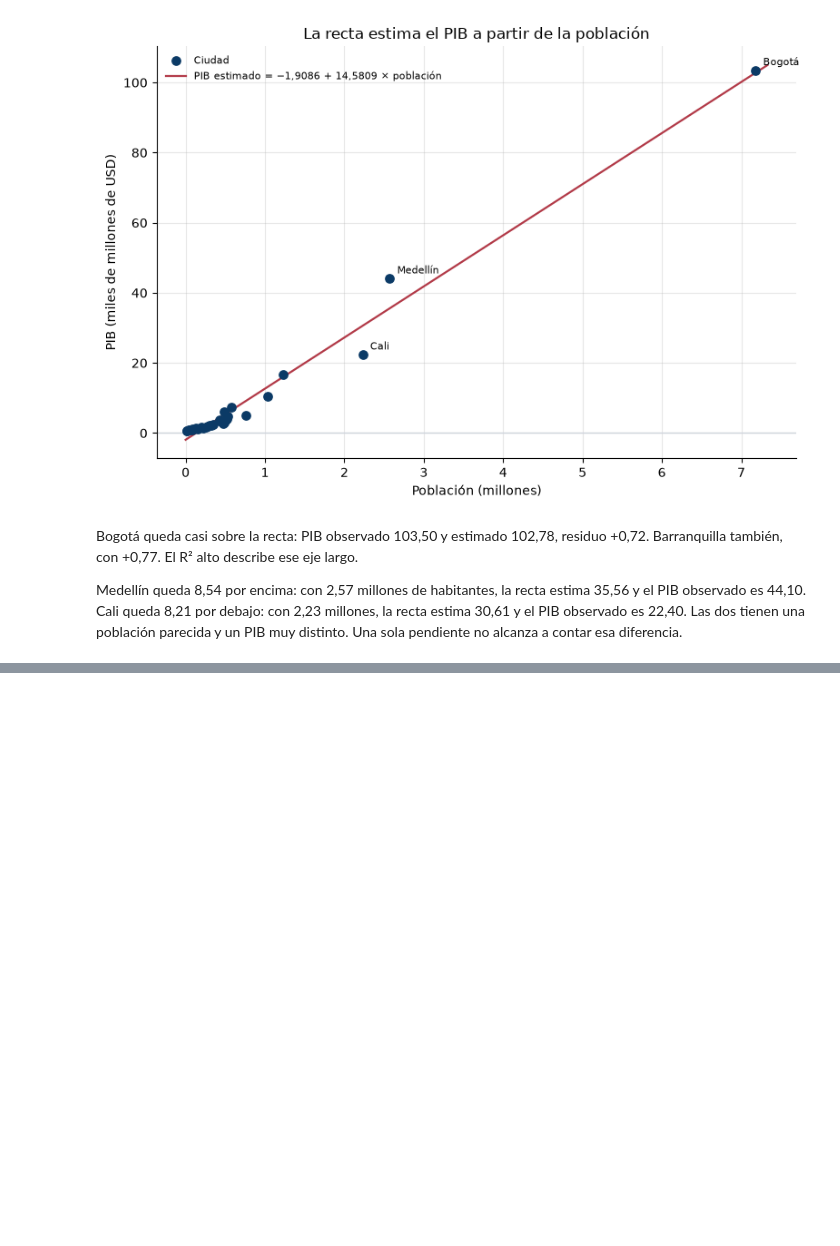
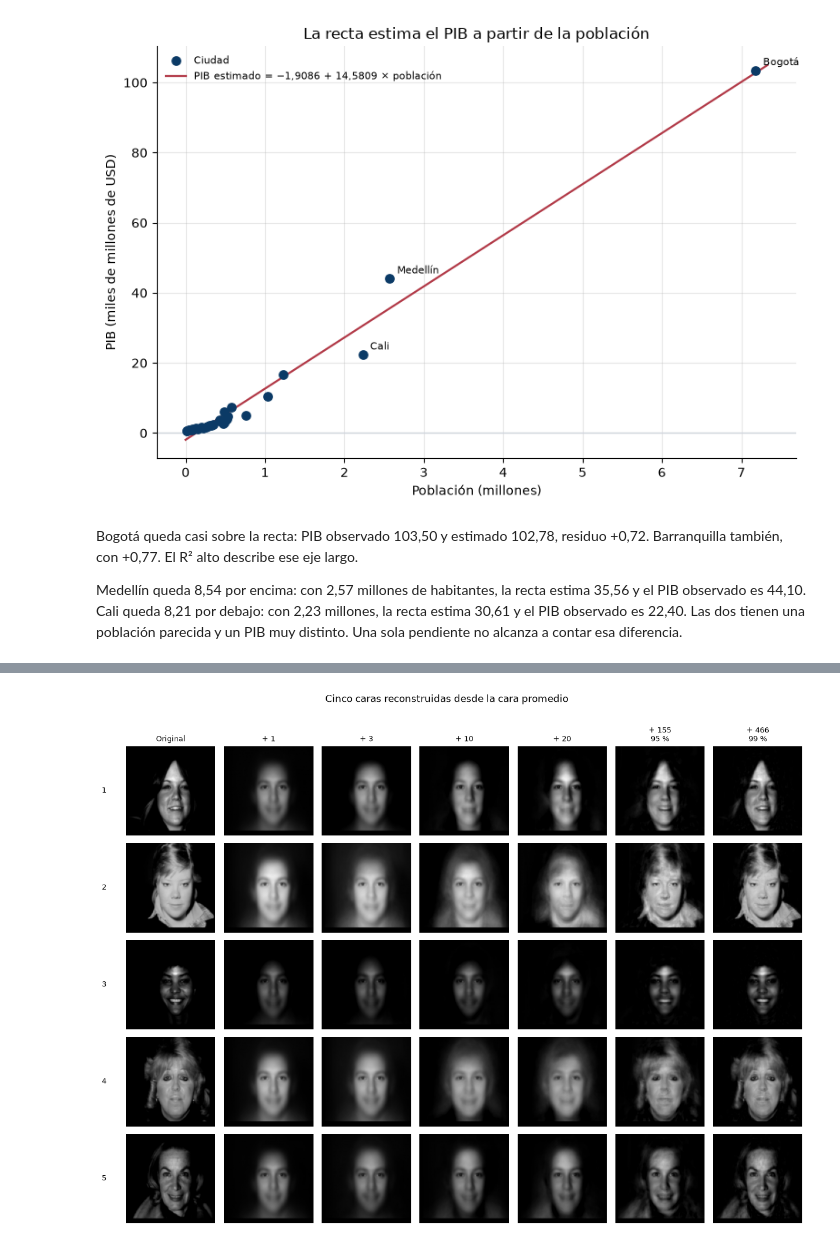
Before and after one commit to malejaDev/MachineLearning1, a Jupyter notebook: tarea1/src/notebook/tarea1.ipynb, the cells around one changed output, grey strips where cells are left out. Drawn from its saved outputs; the diff is of its cells as text; code cells hidden in the pictures; blank space fills up the shorter version.

Commit message:
feat: añadir archivo de datos de caras y nuevas secciones al README; actualizar el notebook de tarea1 para incluir análisis de PCA y cara promedio

```diff
--- a/tarea1/src/notebook/tarea1.ipynb
+++ b/tarea1/src/notebook/tarea1.ipynb
@@ -1294,0 +1340,15 @@ Medellín queda 8,54 por encima: con 2,57 millones de habitantes, la recta estim
+# %%
+caras_centradas = caras - media_cara
+_, valores_singulares, componentes = np.linalg.svd(caras_centradas, full_matrices=False)
+varianza_caras = (valores_singulares ** 2) / len(caras)
+proporcion_caras = varianza_caras / varianza_caras.sum()
+acumulada = np.cumsum(proporcion_caras)
+k95 = int(np.searchsorted(acumulada, 0.95) + 1)
+k99 = int(np.searchsorted(acumulada, 0.99) + 1)
+
+print(f"Caras de entrenamiento: {len(caras)}")
+print(f"Píxeles por cara: {caras.shape[1]}")
+for k in (1, 3, 10, 20):
+    print(f"  {k:3d} componentes: {acumulada[k - 1]:.2%}")
+print(f"95 % de la varianza: {k95} componentes ({acumulada[k95 - 1]:.2%})")
+print(f"99 % de la varianza: {k99} componentes ({acumulada[k99 - 1]:.2%})")
@@ -1294,0 +1364,77 @@ Medellín queda 8,54 por encima: con 2,57 millones de habitantes, la recta estim
+# %%
+niveles = [
+    ("Original", None),
+    ("+ 1", 1),
+    ("+ 3", 3),
+    ("+ 10", 10),
+    ("+ 20", 20),
+    (f"+ {k95}\n95 %", k95),
+    (f"+ {k99}\n99 %", k99),
+]
+fig, ejes = plt.subplots(5, len(niveles), figsize=(12.6, 9.2))
+for fila in range(5):
+    for columna, (titulo, k) in enumerate(niveles):
+        if k is None:
+            imagen = caras[fila]
+        else:
+            base = componentes[:k]
+            imagen = media_cara + (caras_centradas[fila] @ base.T) @ base
+        ejes[fila, columna].imshow(
+            np.clip(imagen, 0, 255).reshape(128, 128),
+            cmap="gray",
+            vmin=0,
+            vmax=255,
+        )
+        ejes[fila, columna].set_xticks([])
+        ejes[fila, columna].set_yticks([])
+        for lado in ejes[fila, columna].spines.values():
+            lado.set_visible(False)
+        if fila == 0:
+            ejes[fila, columna].set_title(titulo, fontsize=9)
+    ejes[fila, 0].text(
+        -0.22, 0.5, str(fila + 1),
+        transform=ejes[fila, 0].transAxes,
+        va="center", ha="right", fontsize=9,
+    )
+fig.suptitle("Cinco caras reconstruidas desde la cara promedio", y=1.01)
+fig.tight_layout()
+fig.subplots_adjust(left=0.06)
+plt.show()
+
+tabla = [
+    ("Cara original", None),
+    ("MeanFace\n+ 1 comp", 1),
+    ("MeanFace\n+ 3 comp", 3),
+    ("MeanFace\n+ 10 comp", 10),
+    (f"MeanFace\n+ {k95} comp\n95 %", k95),
+]
+fig, ejes = plt.subplots(5, len(tabla), figsize=(9.2, 9.2))
+for fila in range(5):
+    for columna, (titulo, k) in enumerate(tabla):
+        if k is None:
+            imagen = caras[fila]
+        else:
+            base = componentes[:k]
+            imagen = media_cara + (caras_centradas[fila] @ base.T) @ base
+        ejes[fila, columna].imshow(
+            np.clip(imagen, 0, 255).reshape(128, 128),
+            cmap="gray",
+            vmin=0,
+            vmax=255,
+        )
+        ejes[fila, columna].set_xticks([])
+        ejes[fila, columna].set_yticks([])
+        for lado in ejes[fila, columna].spines.values():
+            lado.set_visible(False)
+        if fila == 0:
+            ejes[fila, columna].set_title(titulo, fontsize=9)
+    ejes[fila, 0].text(
+        -0.28, 0.5, str(fila + 1),
+        transform=ejes[fila, 0].transAxes,
+        va="center", ha="right", fontsize=10,
+    )
+fig.tight_layout()
+fig.subplots_adjust(left=0.08, top=0.86)
+plt.show()
+# %% [output]
+[figure, added]
```
Also changed, not shown: parts of 7 cells of this notebook, 3 other files.
